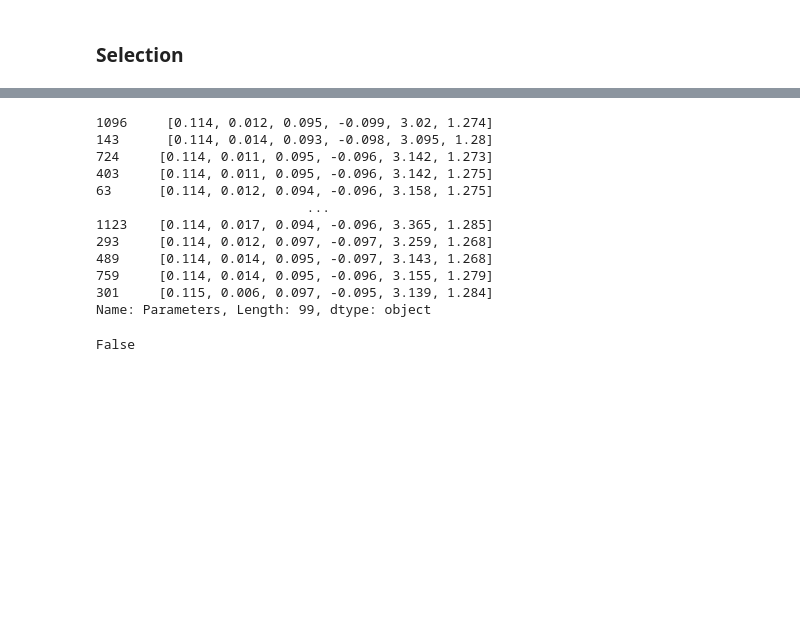
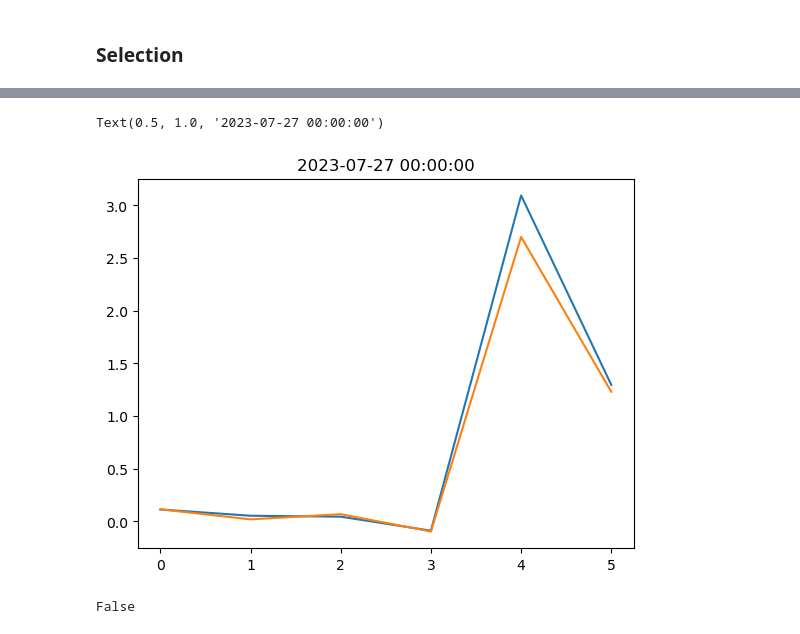
Before and after one commit to araujogab/Genetic-Algorithm, a Jupyter notebook: Svensson - v2.ipynb, the cells around one changed output, grey strips where cells are left out. Cells and saved outputs as stored; diff of their text form; code cells hidden in the pictures; blank space fills up the shorter version.

```diff
--- a/Svensson - v2.ipynb
+++ b/Svensson - v2.ipynb
@@ -158,3 +190,3 @@ dic[f"{ref_date_str}"]=selection.iloc[0]
 # %%
-curves = pd.DataFrame(dic)
-curves
+dia27 = selection.iloc[0][1]
+dia27_anbima = parameters.iloc[-2,1:].values
@@ -165,17 +193,10 @@ curves
 # %%
-rounded_series = selection["Parameters"].apply(lambda lst: [round(x, 3) for x in lst])
+rounded_series = selection["Parameters"].apply(lambda lst: [round(x, 1) for x in lst])
 rounded_series[0:99]
+plt.plot(dia27)
+plt.plot(dia27_anbima)
+plt.title(f'{ref_date}')
 # %% [output]
-1096     [0.114, 0.012, 0.095, -0.099, 3.02, 1.274]
-143      [0.114, 0.014, 0.093, -0.098, 3.095, 1.28]
-724     [0.114, 0.011, 0.095, -0.096, 3.142, 1.273]
-403     [0.114, 0.011, 0.095, -0.096, 3.142, 1.275]
-63      [0.114, 0.012, 0.094, -0.096, 3.158, 1.275]
-                           ...
-1123    [0.114, 0.017, 0.094, -0.096, 3.365, 1.285]
-293     [0.114, 0.012, 0.097, -0.097, 3.259, 1.268]
-489     [0.114, 0.014, 0.095, -0.097, 3.143, 1.268]
-759     [0.114, 0.014, 0.095, -0.096, 3.155, 1.279]
-301     [0.115, 0.006, 0.097, -0.095, 3.139, 1.284]
-Name: Parameters, Length: 99, dtype: object
+Text(0.5, 1.0, '2023-07-27 00:00:00')
+[figure, added]
 # %%
```
Also changed, not shown: parts of 11 cells of this notebook.
